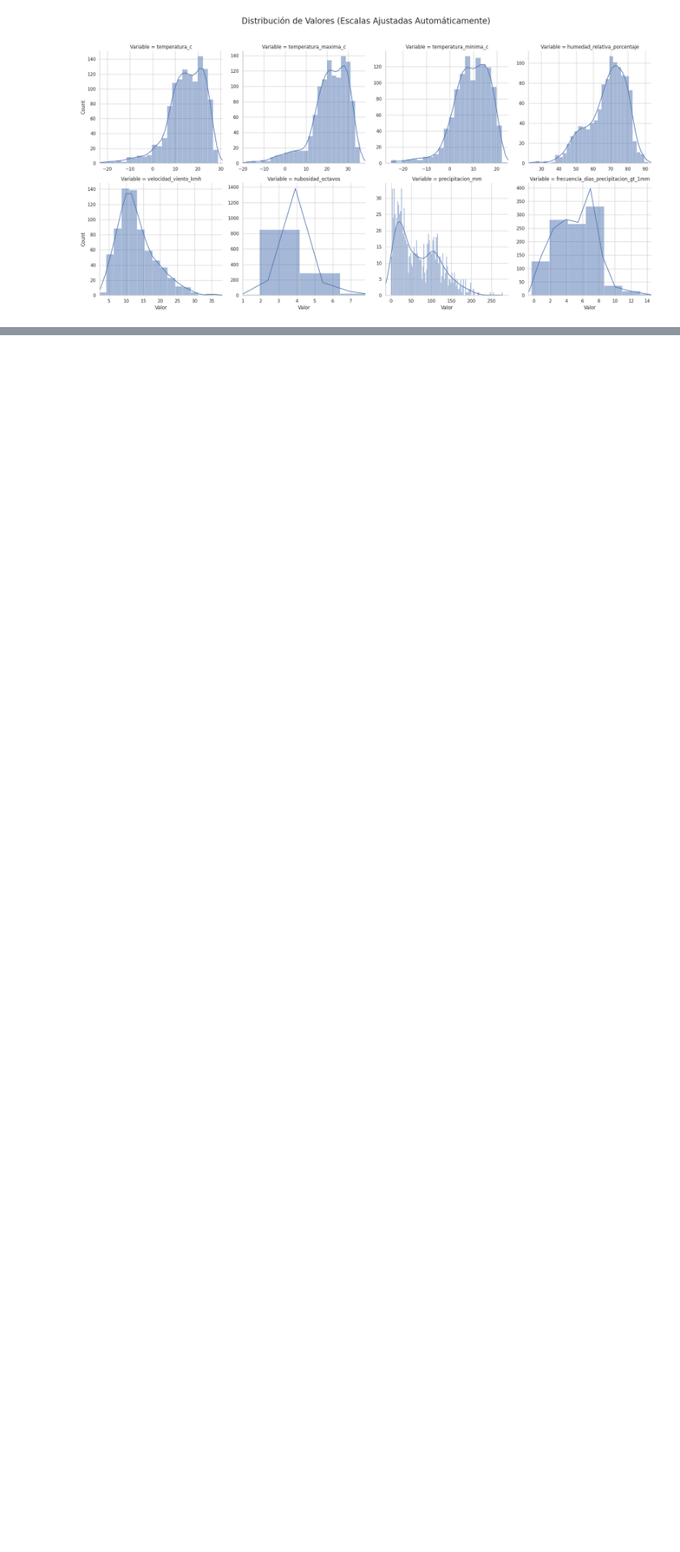
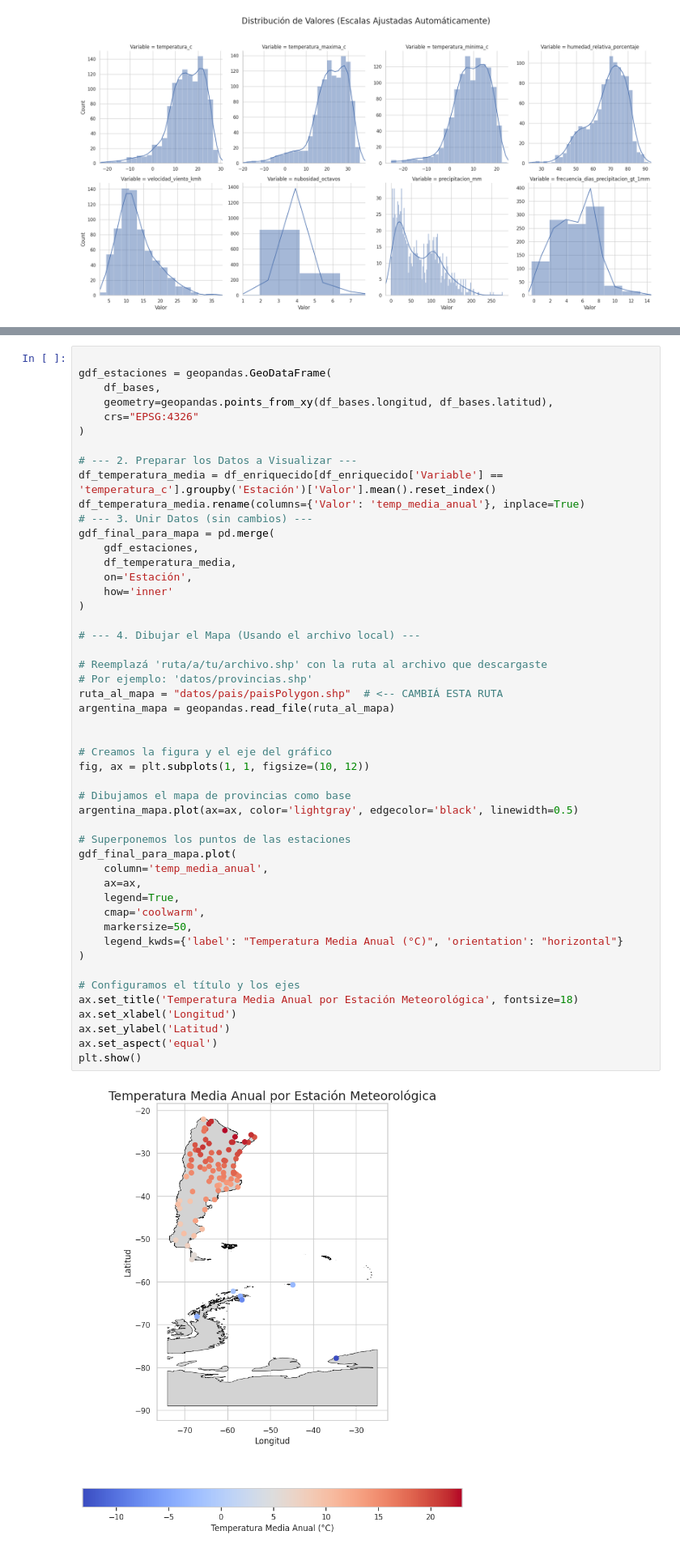
Before and after one commit to RodrigoGoni/EDA_meteorologica, a Jupyter notebook: eda.ipynb, the cells around one changed output, grey strips where cells are left out. Shown at 81% size. Drawn from its saved outputs; the diff is of its cells as text; blank space fills up the shorter version.

Commit message:
mapas

```diff
--- a/eda.ipynb
+++ b/eda.ipynb
@@ -417,0 +520,51 @@ TUCUMAN          12.3  25.3
+# %%
+
+gdf_estaciones = geopandas.GeoDataFrame(
+    df_bases,
+    geometry=geopandas.points_from_xy(df_bases.longitud, df_bases.latitud),
+    crs="EPSG:4326"
+)
+
+# --- 2. Preparar los Datos a Visualizar ---
+df_temperatura_media = df_enriquecido[df_enriquecido['Variable'] == 'temperatura_c'].groupby('Estación')['Valor'].mean().reset_index()
+df_temperatura_media.rename(columns={'Valor': 'temp_media_anual'}, inplace=True)
+# --- 3. Unir Datos (sin cambios) ---
+gdf_final_para_mapa = pd.merge(
+    gdf_estaciones,
+    df_temperatura_media,
+    on='Estación',
+    how='inner'
+)
+
+# --- 4. Dibujar el Mapa (Usando el archivo local) ---
+
+# Reemplazá 'ruta/a/tu/archivo.shp' con la ruta al archivo que descargaste
+# Por ejemplo: 'datos/provincias.shp'
+ruta_al_mapa = "datos/pais/paisPolygon.shp"  # <-- CAMBIÁ ESTA RUTA
+argentina_mapa = geopandas.read_file(ruta_al_mapa)
+
+
+# Creamos la figura y el eje del gráfico
+fig, ax = plt.subplots(1, 1, figsize=(10, 12))
+
+# Dibujamos el mapa de provincias como base
+argentina_mapa.plot(ax=ax, color='lightgray', edgecolor='black', linewidth=0.5)
+
+# Superponemos los puntos de las estaciones
+gdf_final_para_mapa.plot(
+    column='temp_media_anual',
+    ax=ax,
+    legend=True,
+    cmap='coolwarm',
+    markersize=50,
+    legend_kwds={'label': "Temperatura Media Anual (°C)", 'orientation': "horizontal"}
+)
+
+# Configuramos el título y los ejes
+ax.set_title('Temperatura Media Anual por Estación Meteorológica', fontsize=18)
+ax.set_xlabel('Longitud')
+ax.set_ylabel('Latitud')
+ax.set_aspect('equal')
+plt.show()
+# %% [output]
+[figure, added]
```
Also changed, not shown: parts of 4 cells of this notebook, 1 other file.
